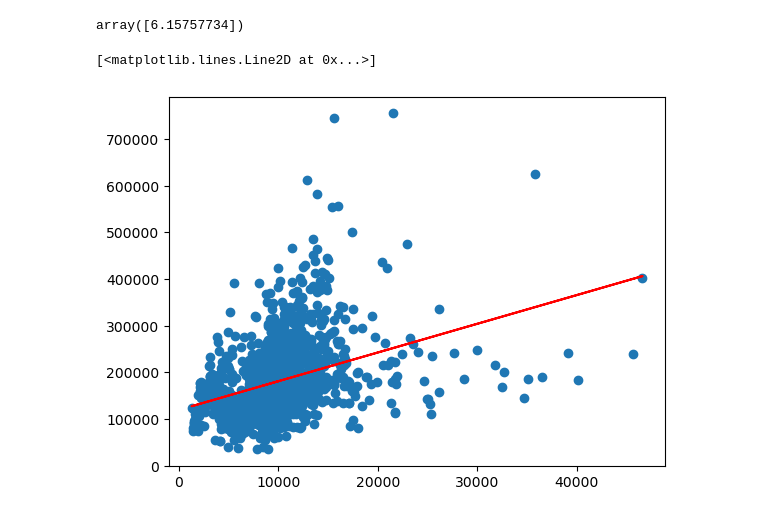
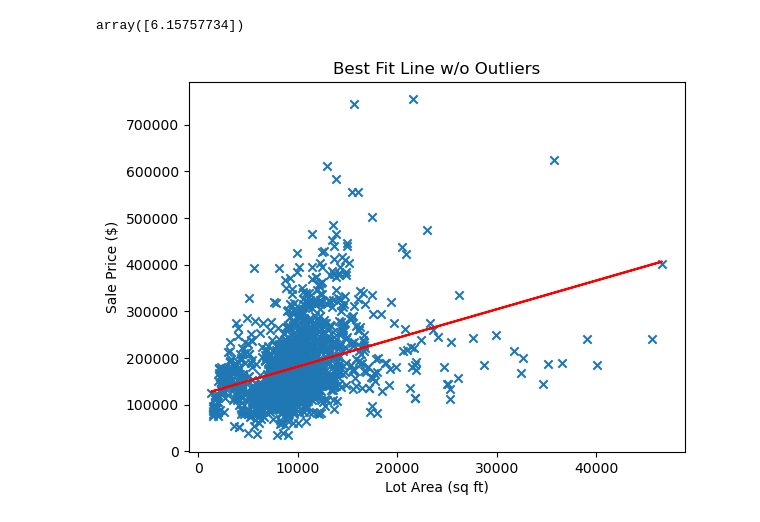
Before and after one commit to AlessandroKuz/ML-Algorithms, a Jupyter notebook: Visualization/Simple_Linear_Regression.ipynb, the cells around one changed output. Drawn from its saved outputs; the diff is of its cells as text; code cells hidden in the pictures.

```diff
--- a/Visualization/Simple_Linear_Regression.ipynb
+++ b/Visualization/Simple_Linear_Regression.ipynb
@@ -119,9 +122,12 @@ lr.coef_
 # %% [output]
 array([6.15757734])
 # %%
-plt.scatter(X, y)
+plt.scatter(X, y, marker="x")
+
 # plotting the best fit line using the coefficients of the linear regression model
 plt.plot(X, lr.coef_ * X + lr.intercept_, color="red")
+plt.title("Best Fit Line w/o Outliers")
+plt.xlabel("Lot Area (sq ft)")
+plt.ylabel("Sale Price ($)");
 # %% [output]
-[<matplotlib.lines.Line2D at 0x...>]
-[figure, old version]
+[figure, new version]
```
Also changed, not shown: parts of 3 cells of this notebook.
